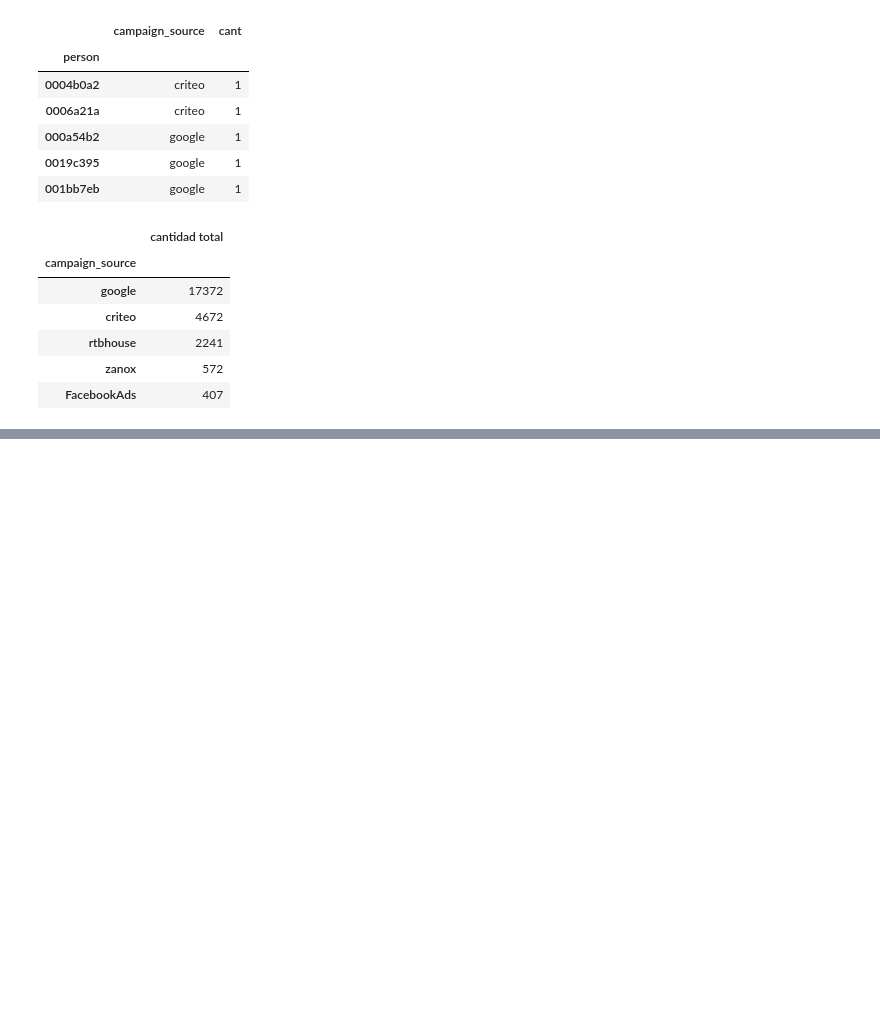
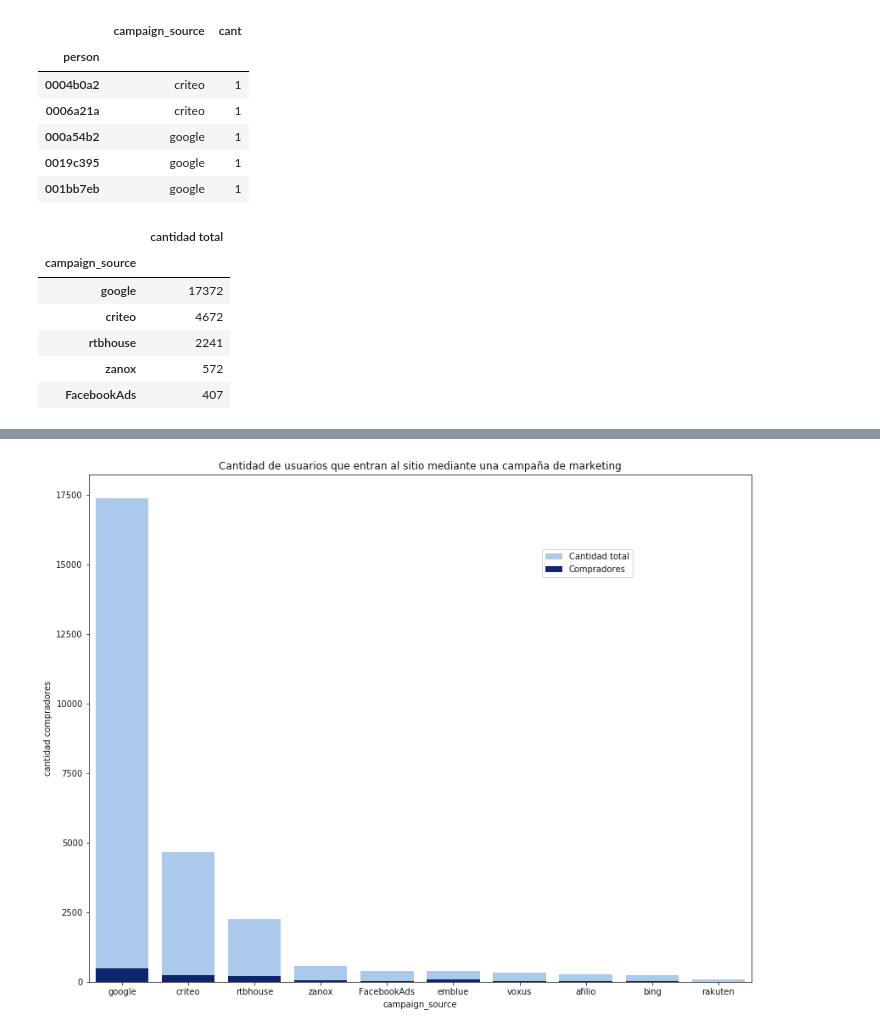
Before and after one commit to sebalogue/tp1-datos, a Jupyter notebook: src/seba/analisis-intro.ipynb, the cells around one changed output, grey strips where cells are left out. Cells and saved outputs as stored; diff of their text form; code cells hidden in the pictures; blank space fills up the shorter version.

```diff
--- a/src/seba/analisis-intro.ipynb
+++ b/src/seba/analisis-intro.ipynb
@@ -723,0 +723,15 @@ plt.title('Que porcentaje de usuarios que cliquean en una campaña son comprador
+# %%
+# Otro grafico para mejor comparacion:
+
+ax = plt.figure(figsize = (14, 11))
+
+sns.set_color_codes('pastel')
+sns.barplot(data = campaign_total_vs_compras, x = 'campaign_source', y = 'cantidad total', label = 'Cantidad total', color = 'b')\
+            .set_title('Cantidad de usuarios que entran al sitio mediante una campaña de marketing')
+
+sns.set_color_codes('dark')
+sns.barplot(data = campaign_total_vs_compras, x = 'campaign_source', y = 'cantidad compradores', label = 'Compradores', color = 'b')
+
+ax.legend(ncol=1, bbox_to_anchor=(0.7, 0.7), frameon=True);
+# %% [output]
+[figure, added]
```
Also changed, not shown: parts of 28 cells of this notebook.
